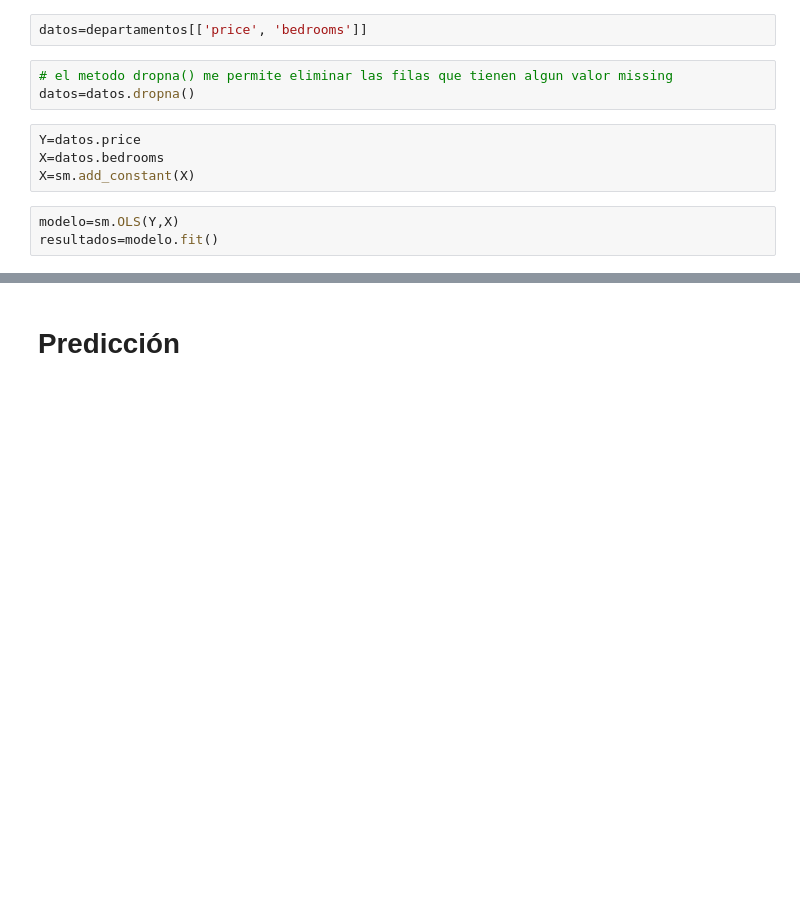
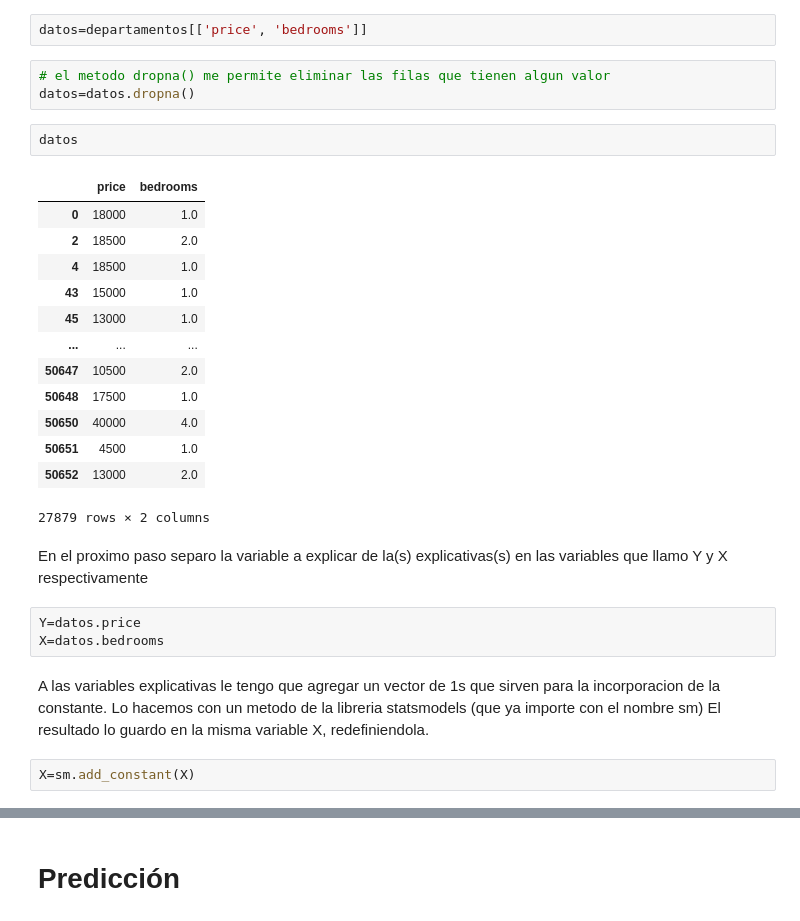
Before and after one commit to rpasquini/metodos_cuantitativos_2021, a Jupyter notebook: OLS_2_Ajuste_Propiedades_Test_de_Hipótesis.ipynb, the cells around one changed output, grey strips where cells are left out. Cells and saved outputs as stored; diff of their text form; blank space fills up the shorter version.

```diff
--- a/OLS_2_Ajuste_Propiedades_Test_de_Hipótesis.ipynb
+++ b/OLS_2_Ajuste_Propiedades_Test_de_Hipótesis.ipynb
@@ -59,12 +83,32 @@ departamentos=gpd.GeoDataFrame.from_file("https://github.com/rpasquini/urban-eco
 # %%
 datos=departamentos[['price', 'bedrooms']]
 # %%
-# el metodo dropna() me permite eliminar las filas que tienen algun valor missing
+# el metodo dropna() me permite eliminar las filas que tienen algun valor
 datos=datos.dropna()
+# %%
+datos
+# %% [output]
+|  | price | bedrooms |
+| 0 | 18000 | 1.0 |
+| 2 | 18500 | 2.0 |
+| 4 | 18500 | 1.0 |
+| 43 | 15000 | 1.0 |
+| 45 | 13000 | 1.0 |
+| ... | ... | ... |
+| 50647 | 10500 | 2.0 |
+| 50648 | 17500 | 1.0 |
+| 50650 | 40000 | 4.0 |
+| 50651 | 4500 | 1.0 |
+| 50652 | 13000 | 2.0 |
+27879 rows × 2 columns
+# %% [markdown]
+En el proximo paso separo la variable a explicar de la(s) explicativas(s) en las variables que llamo Y y X respectivamente
 # %%
 Y=datos.price
 X=datos.bedrooms
-X=sm.add_constant(X)
-# %%
-modelo=sm.OLS(Y,X)
-resultados=modelo.fit()
+# %% [markdown]
+A las variables explicativas le tengo que agregar un vector de 1s que sirven para la incorporacion de la constante.
+Lo hacemos con un metodo de la libreria statsmodels (que ya importe con el nombre sm)
+El resultado lo guardo en la misma variable X, redefiniendola.
+# %%
+X=sm.add_constant(X)
```
Also changed, not shown: parts of 17 cells of this notebook.
